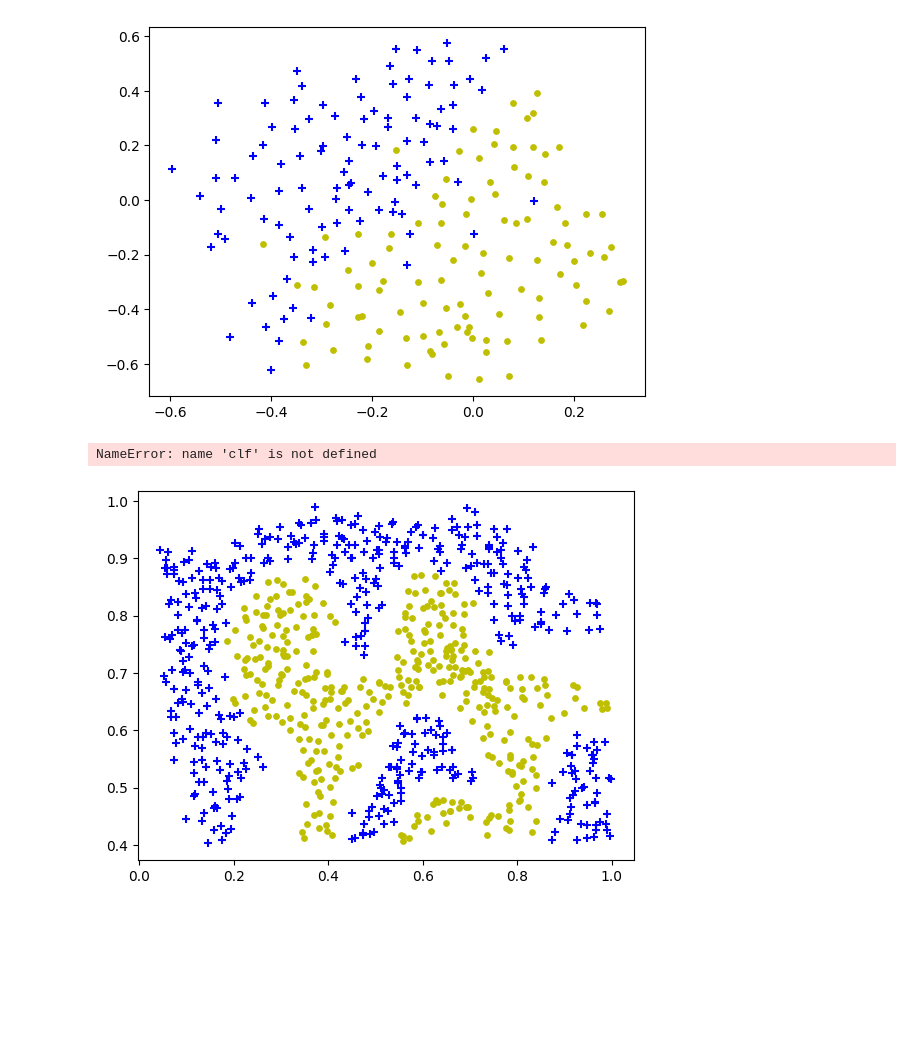
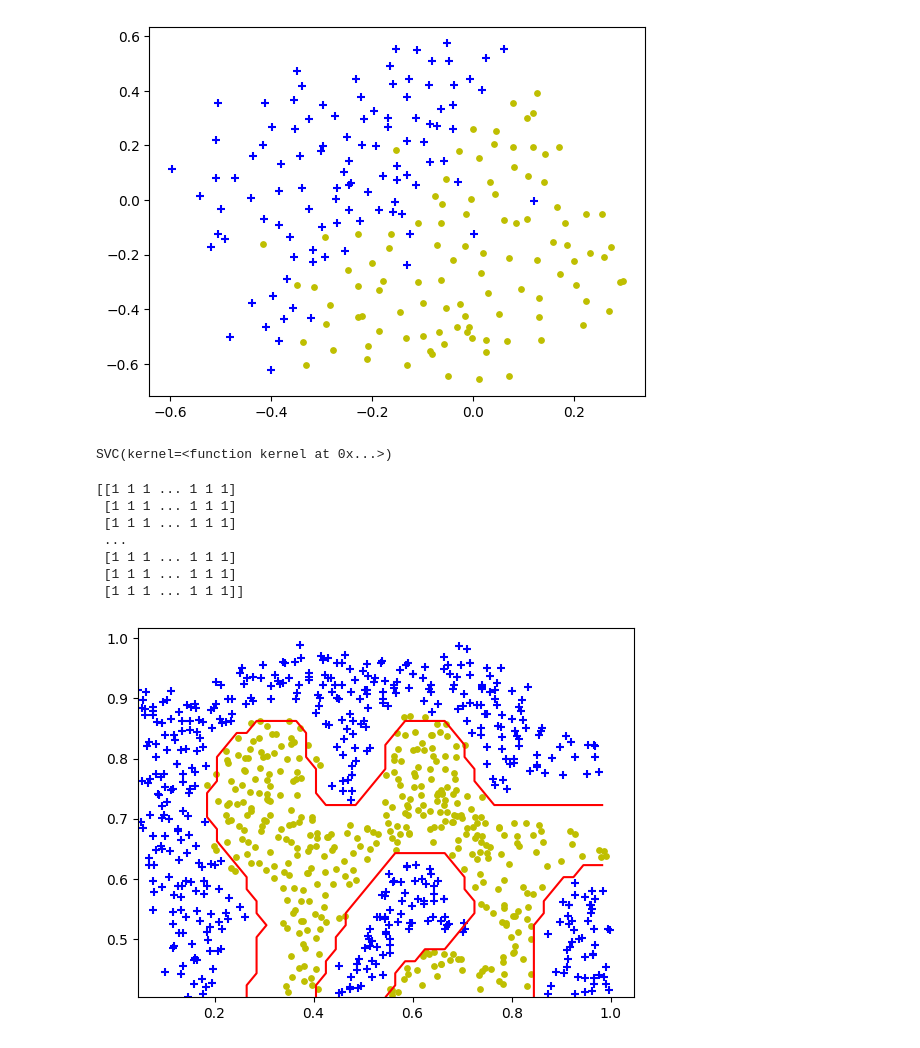
Before and after one commit to juruohejiarui/Homework, a Jupyter notebook: DSAA2011/Lab07/Lab07.ipynb, the cells around one changed output. Drawn from its saved outputs; the diff is of its cells as text; code cells hidden in the pictures; blank space fills up the shorter version.

```diff
--- a/DSAA2011/Lab07/Lab07.ipynb
+++ b/DSAA2011/Lab07/Lab07.ipynb
@@ -200,7 +202,7 @@ def gaussian_kernel(x1, x2, sigma=.1):
 
     # ===================== Your Code Here =====================
     # ==========================================================
-
+    sim = np.exp(-np.sum((x1 - x2) ** 2) / (2 * (sigma ** 2)))
 
     return sim
 # %%
@@ -266,35 +268,49 @@ def kernel(x1, x2):
 
 # ===================== Your Code Here =====================
 # ==========================================================
-# clf =
+clf = svm.SVC(kernel=kernel)
+clf.fit(X.values, y.values)
+# %% [output]
+SVC(kernel=<function kernel at 0x...>)
 # %%
+import copy
 # 3. visualize the decision boundary
-def visualize_boundary(clf, x1_min, x1_max, x2_min, x2_max):
+def visualize_boundary(clf : svm.SVC, x1_min, x1_max, x2_min, x2_max):
     """
     Visualize the decision boundary
     :param clf: the trained SVM model
     :param x_min: minimum value of x
     :param x_max: maximum value of x
     :param y_min: minimum value of y
     :param y_max: maximum value of y
     """
 
     h = .02
     xx, yy = np.meshgrid(np.arange(x1_min, x1_max, h), np.arange(x2_min, x2_max, h))
-
     # ===================== Your Code Here =====================
     # Hint:
     # step1. Predict the value of Z using the trained model
     # step2. Reshape Z to the same shape as xx
     # step3. Plot the contour of Z
     # ==========================================================
+    orgShape = copy.deepcopy(xx.shape)
+    Z = clf.predict(np.c_[xx.ravel(), yy.ravel()])
+    Z = Z.reshape(xx.shape)
+    print(Z)
+    plt.contour(xx, yy, Z, levels=[0], colors='r')
 
 
 plot_data(X.values, y.values)
 visualize_boundary(clf, X['x1'].min(), X['x1'].max(), X['x2'].min(), X['x2'].max())
 # %% [output]
-NameError: name 'clf' is not defined
+[[1 1 1 ... 1 1 1]
+ [1 1 1 ... 1 1 1]
+ [1 1 1 ... 1 1 1]
+ ...
+ [1 1 1 ... 1 1 1]
+ [1 1 1 ... 1 1 1]
+ [1 1 1 ... 1 1 1]]
-[figure, old version]
+[figure, new version]
 # %%
 # 2.2. Train the SVM model using the Gaussian kernel on dataset 2
 # ===================== Your Code Here =====================
```
Also changed, not shown: parts of 2 cells of this notebook.
